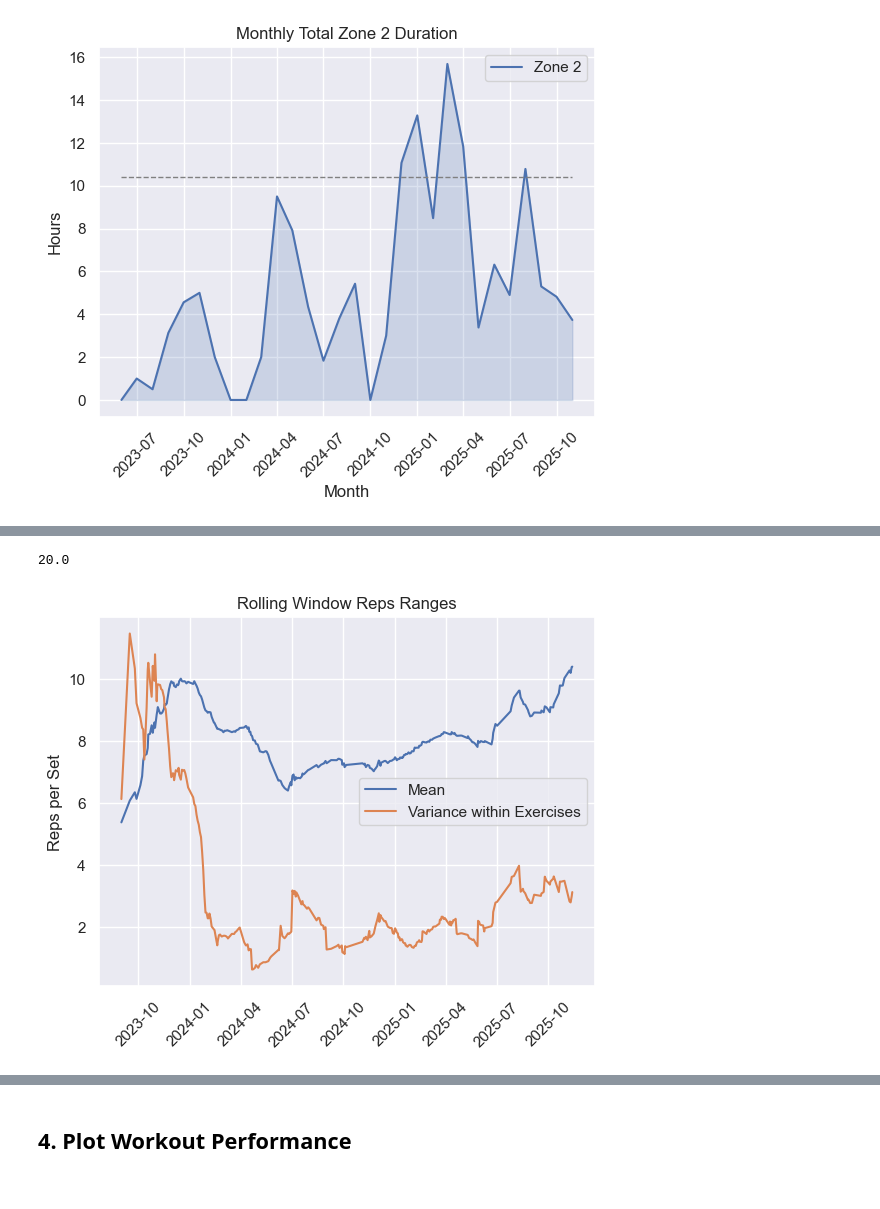
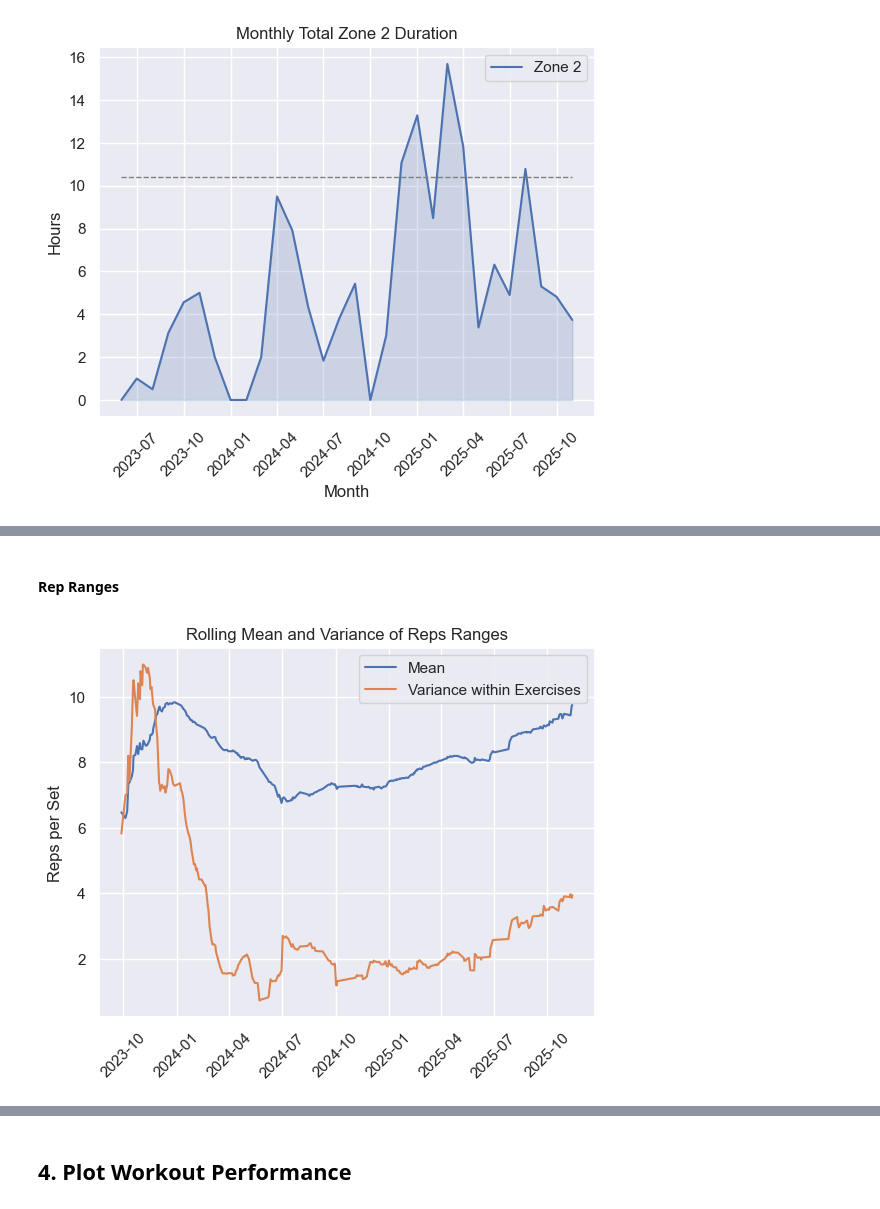
Before and after one commit to sthobbs/exercise-data-analysis, a Jupyter notebook: workout_analysis.ipynb, the cells around one changed output, grey strips where cells are left out. Drawn from its saved outputs; the diff is of its cells as text; code cells hidden in the pictures.

Commit message:
add rep range by muscle group plots

```diff
--- a/workout_analysis.ipynb
+++ b/workout_analysis.ipynb
@@ -639,6 +639,8 @@ muscle_groups_dict = {k: v if isinstance(v, list) else [v] for k, v in muscle_gr
 
 # add muscle groups to each set
 set_df['muscle_groups'] = set_df['exercise'].map(muscle_groups_dict)
+mask = set_df['muscle_groups'].isna()
+set_df.loc[mask, 'muscle_groups'] = set_df.loc[mask, 'muscle_groups'].apply(lambda x: [])
 
 # set count for each lifting exercise, counting unilateral exercises as 0.5 sets per side
 exercise_set_counts = set_df.loc[set_df['workout_type'] == 'lifting', ['exercise', 'side']] \
@@ -2324,7 +2326,7 @@ plot_unique_exercise_count_by_muscle_group(df, muscle_groups)
+# %% [markdown]
+#### Rep Ranges
 # %%
-# Rep ranges
-
-def date_rolling_mean_variance(row, df, column='reps', days=60):
+def date_rolling_mean_variance(row, df, column='reps', days=60, muscle_group=None):
     """
     Calculate the rolling mean and variance of a column over a specified number of days.
     Also calculate the variance as the weighted average of the variance of each exercise.
@@ -2348,6 +2350,8 @@ def date_rolling_mean_variance(row, df, column='reps', days=60):
     # mean and variance
     mask = (df['date'] <= row['date']) & \
            (df['date'] >= row['date'] - pd.Timedelta(days=days))
+    if muscle_group:
+        mask = mask & (df['muscle_groups'].apply(lambda x: x and muscle_group in x))
     mean = df[mask][column].mean()
     variance = df[mask][column].var()
 
@@ -2362,8 +2366,10 @@ def date_rolling_mean_variance(row, df, column='reps', days=60):
             continue
         weights.append(weight)
         variances.append(df[exercise_mask][column].var())
-    exercise_variance = np.average(variances, weights=weights)
-
+    if weights:
+        exercise_variance = np.average(variances, weights=weights)
+    else:
+        exercise_variance = np.nan
     return mean, variance, exercise_variance
 
 mask = (set_df['workout_type'] == 'lifting') & (set_df['reps'].str.isnumeric())
@@ -2376,30 +2382,32 @@ iqr = q3 - q1
 ub = max(q3 + 3 * iqr, df['reps'].quantile(0.95))
 mask = df['reps'] <= ub
 df = df.loc[mask]
-print(ub)
 
 # calculate rolling mean and variance
-window_size = 60
+window_size = 90
 dates = sorted(df['date'].unique())
 df_dates = pd.DataFrame({'date': dates})  # just need to compute once for each date
-df_dates = df_dates[df_dates['date'] >= dates[0] + timedelta(days=window_size)] # exclude partial windows
+df_dates = df_dates[df_dates['date'] >= min(dates) + timedelta(days=window_size)] # exclude partial windows
 df_dates[['mean', 'variance', 'exercise_variance']] = df_dates.apply(
     lambda row: date_rolling_mean_variance(row, df, days=window_size), axis=1, result_type='expand')
+# calculate rolling mean and variance by muscle group
+for muscle_group in tracked_muscle_groups:
+    new_cols = [f'mean_{muscle_group}', f'variance_{muscle_group}', f'exercise_variance_{muscle_group}']
+    df_dates[new_cols] = df_dates.apply(
+        lambda row: date_rolling_mean_variance(row, df, days=window_size, muscle_group=muscle_group),
+        axis=1, result_type='expand')
 df = df_dates
-
 
 
 # TODO?: Possible future optimizations:
     # (not sure if it's faster) Use a dictionary {exercise: [reps]} to pass over the data once, then compute exercise variance
-    # use 2 pointers to compute rolling window (this is messy)
+    # use 2 pointers to compute rolling window (messy)
 
 # make the table to find variance for each exercise
     # might use this info to exclude some exercises from the charts that are skewing the results
-# %% [output]
-20.0
 # %%
 plot_values(df, columns=['mean', 'exercise_variance'], x_axis='date',
-                  ylabel='Reps per Set', title='Rolling Window Reps Ranges',
+                  ylabel='Reps per Set', title='Rolling Mean and Variance of Reps Ranges',
                   legend_labels=['Mean', 'Variance within Exercises'])
 # %% [output]
-[figure, old version]
+[figure, new version]
```
Also changed, not shown: parts of 5 cells of this notebook.
